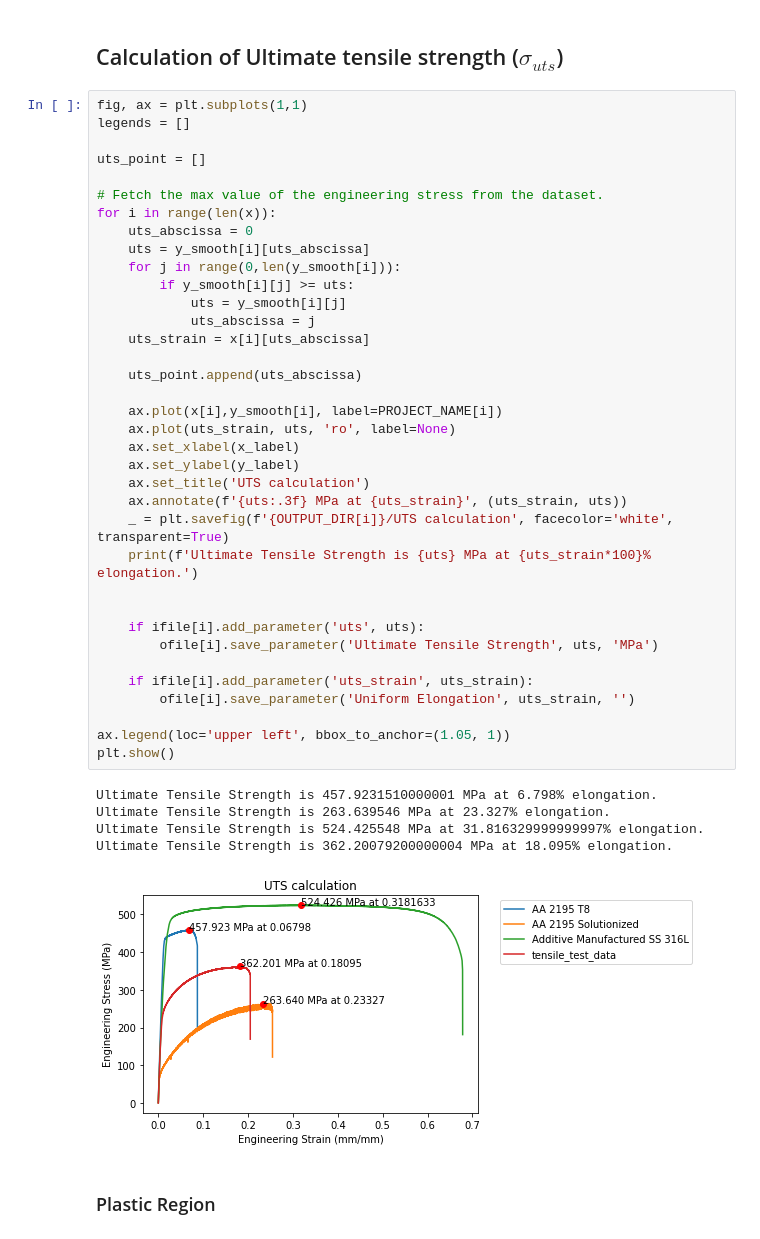
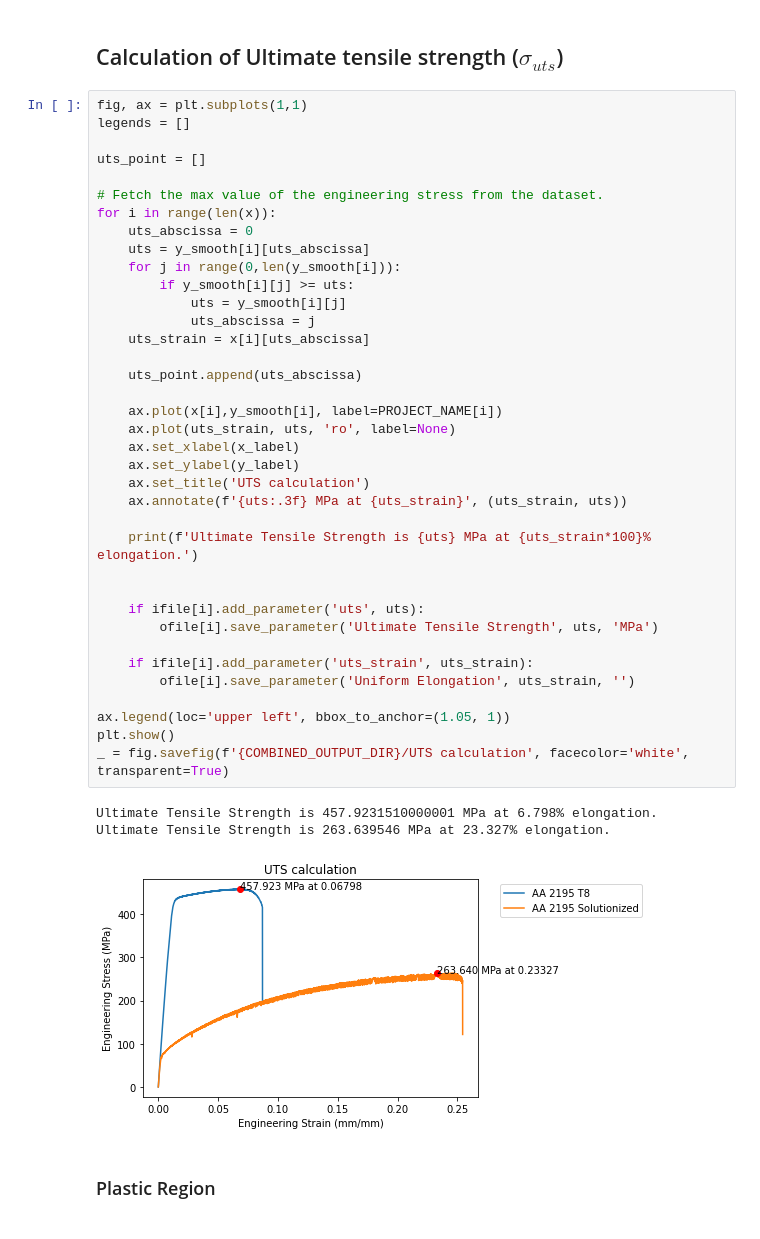
Before and after one commit to algomaster99/meta-btp, a Jupyter notebook: engineering_strain_stress.ipynb, the cells around one changed output. Drawn from its saved outputs; the diff is of its cells as text.

Commit message:
Modify notebooks to incorporate multiple plots
Signed-off-by: Aman Sharma <mannu.poski10@gmail.com>

```diff
--- a/engineering_strain_stress.ipynb
+++ b/engineering_strain_stress.ipynb
@@ -227,37 +209,36 @@ for i in range(len(x)):
     uts_abscissa = 0
     uts = y_smooth[i][uts_abscissa]
     for j in range(0,len(y_smooth[i])):
         if y_smooth[i][j] >= uts:
             uts = y_smooth[i][j]
             uts_abscissa = j
     uts_strain = x[i][uts_abscissa]
 
     uts_point.append(uts_abscissa)
 
     ax.plot(x[i],y_smooth[i], label=PROJECT_NAME[i])
     ax.plot(uts_strain, uts, 'ro', label=None)
     ax.set_xlabel(x_label)
     ax.set_ylabel(y_label)
     ax.set_title('UTS calculation')
     ax.annotate(f'{uts:.3f} MPa at {uts_strain}', (uts_strain, uts))
-    _ = plt.savefig(f'{OUTPUT_DIR[i]}/UTS calculation', facecolor='white', transparent=True)
+
     print(f'Ultimate Tensile Strength is {uts} MPa at {uts_strain*100}% elongation.')
 
 
     if ifile[i].add_parameter('uts', uts):
         ofile[i].save_parameter('Ultimate Tensile Strength', uts, 'MPa')
 
     if ifile[i].add_parameter('uts_strain', uts_strain):
         ofile[i].save_parameter('Uniform Elongation', uts_strain, '')
 
 ax.legend(loc='upper left', bbox_to_anchor=(1.05, 1))
 plt.show()
+_ = fig.savefig(f'{COMBINED_OUTPUT_DIR}/UTS calculation', facecolor='white', transparent=True)
 # %% [output]
 Ultimate Tensile Strength is 457.9231510000001 MPa at 6.798% elongation.
 Ultimate Tensile Strength is 263.639546 MPa at 23.327% elongation.
-Ultimate Tensile Strength is 524.425548 MPa at 31.816329999999997% elongation.
-Ultimate Tensile Strength is 362.20079200000004 MPa at 18.095% elongation.
-[figure, old version]
+[figure, new version]
 # %% [markdown]
 ### Plastic Region
 # %%
```
Also changed, not shown: parts of 7 cells of this notebook, 5 other files.
